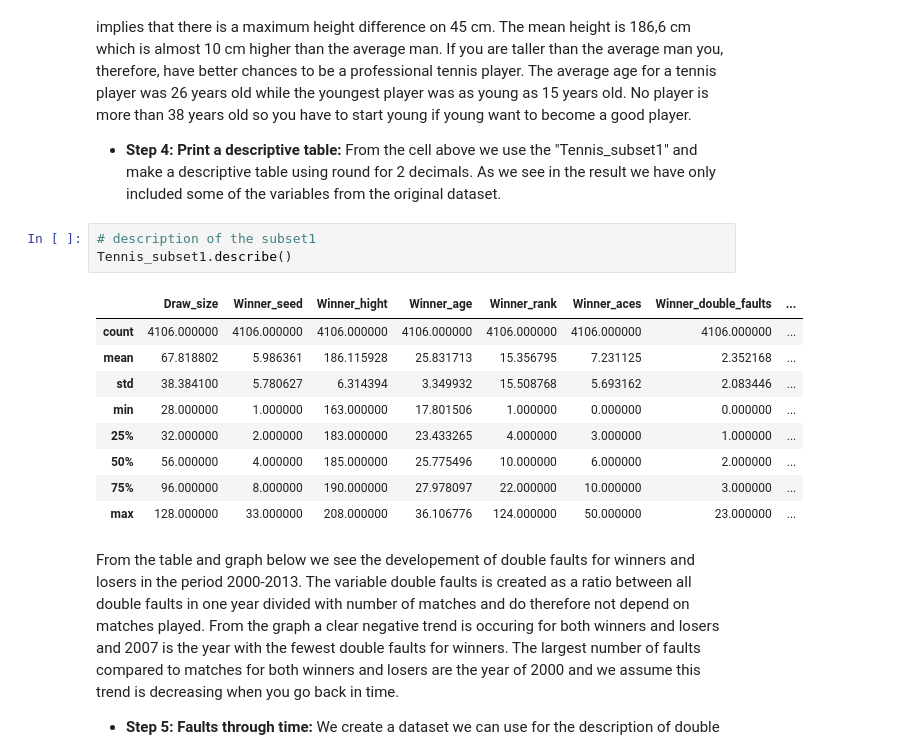
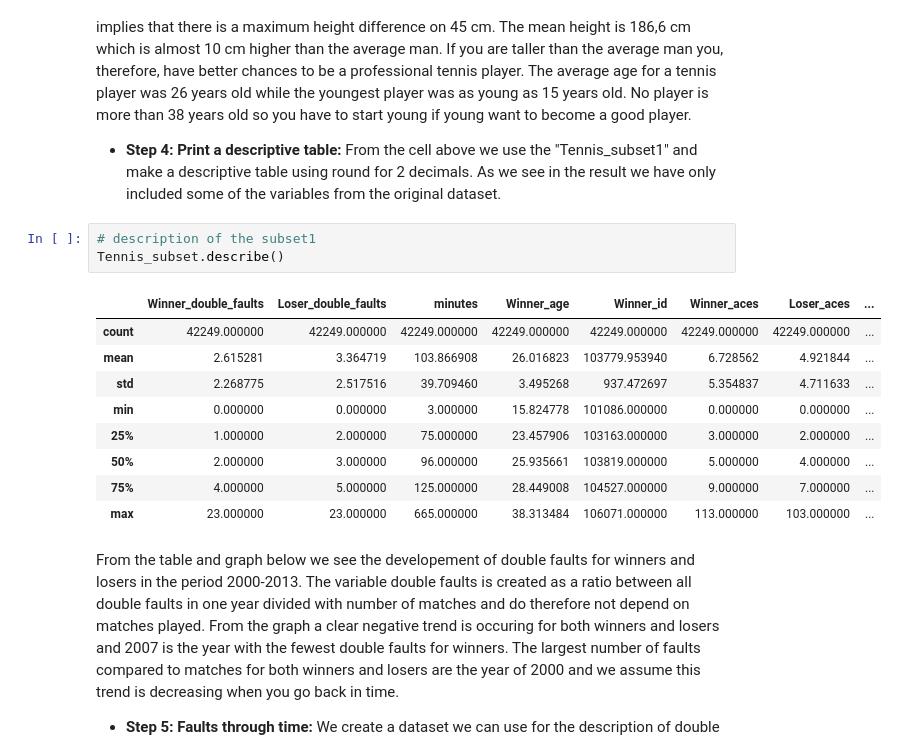
Before and after one commit to NumEconCopenhagen/projects-2019-ccl, a Jupyter notebook: dataproject/dataProject.ipynb, the cells around one changed output. Saved outputs shown, nothing was run; the diff lists cells and outputs as text.

```diff
--- a/dataproject/dataProject.ipynb
+++ b/dataproject/dataProject.ipynb
@@ -94,17 +108,17 @@ From the descriptive tabel we see 4158 ovservations with an avarage winner age o
 * **Step 4: Print a descriptive table:** From the cell above we use the "Tennis_subset1" and make a descriptive table using round for 2 decimals. As we see in the result we have only included some of the variables from the original dataset.
 # %%
 # description of the subset1
-Tennis_subset1.describe()
+Tennis_subset.describe()
 # %% [output]
-|  | Draw_size | Winner_seed | Winner_hight | Winner_age | Winner_rank | Winner_aces | Winner_double_faults | ... |
-| count | 4106.000000 | 4106.000000 | 4106.000000 | 4106.000000 | 4106.000000 | 4106.000000 | 4106.000000 | ... |
-| mean | 67.818802 | 5.986361 | 186.115928 | 25.831713 | 15.356795 | 7.231125 | 2.352168 | ... |
-| std | 38.384100 | 5.780627 | 6.314394 | 3.349932 | 15.508768 | 5.693162 | 2.083446 | ... |
-| min | 28.000000 | 1.000000 | 163.000000 | 17.801506 | 1.000000 | 0.000000 | 0.000000 | ... |
-| 25% | 32.000000 | 2.000000 | 183.000000 | 23.433265 | 4.000000 | 3.000000 | 1.000000 | ... |
-| 50% | 56.000000 | 4.000000 | 185.000000 | 25.775496 | 10.000000 | 6.000000 | 2.000000 | ... |
-| 75% | 96.000000 | 8.000000 | 190.000000 | 27.978097 | 22.000000 | 10.000000 | 3.000000 | ... |
-| max | 128.000000 | 33.000000 | 208.000000 | 36.106776 | 124.000000 | 50.000000 | 23.000000 | ... |
+|  | Winner_double_faults | Loser_double_faults | minutes | Winner_age | Winner_id | Winner_aces | Loser_aces | ... |
+| count | 42249.000000 | 42249.000000 | 42249.000000 | 42249.000000 | 42249.000000 | 42249.000000 | 42249.000000 | ... |
+| mean | 2.615281 | 3.364719 | 103.866908 | 26.016823 | 103779.953940 | 6.728562 | 4.921844 | ... |
+| std | 2.268775 | 2.517516 | 39.709460 | 3.495268 | 937.472697 | 5.354837 | 4.711633 | ... |
+| min | 0.000000 | 0.000000 | 3.000000 | 15.824778 | 101086.000000 | 0.000000 | 0.000000 | ... |
+| 25% | 1.000000 | 2.000000 | 75.000000 | 23.457906 | 103163.000000 | 3.000000 | 2.000000 | ... |
+| 50% | 2.000000 | 3.000000 | 96.000000 | 25.935661 | 103819.000000 | 5.000000 | 4.000000 | ... |
+| 75% | 4.000000 | 5.000000 | 125.000000 | 28.449008 | 104527.000000 | 9.000000 | 7.000000 | ... |
+| max | 23.000000 | 23.000000 | 665.000000 | 38.313484 | 106071.000000 | 113.000000 | 103.000000 | ... |
 # %% [markdown]
 From the table and graph below we see the developement of double faults for winners and losers in the period 2000-2013. The variable double faults is created as a ratio between all double faults in one year divided with number of matches and do therefore not depend on matches played. From the graph a clear negative trend is occuring for both winners and losers and 2007 is the year with the fewest double faults for winners. The largest number of faults compared to matches for both winners and losers are the year of 2000 and we assume this trend is decreasing when you go back in time.
 * **Step 5: Faults through time:** We create a dataset we can use for the description of double faults made in the atp series. First of all we use our "Tennis_subset and choose the variables of ID, Winner_double_faults, Loser_double_faults and minutes. We do then count the observation of minutes given a certain year from the first 4 character of the string "Tourney_id" so we can get a total match variable. We do then create our faults ration variable with number of faults in a given year divided with number of games for both winners and losers. In the end we plot the two arrays 'doub. faults lose match', 'doub. faults win match' on the second axis and year on the first axis.
```
Also changed, not shown: parts of 7 cells of this notebook.
